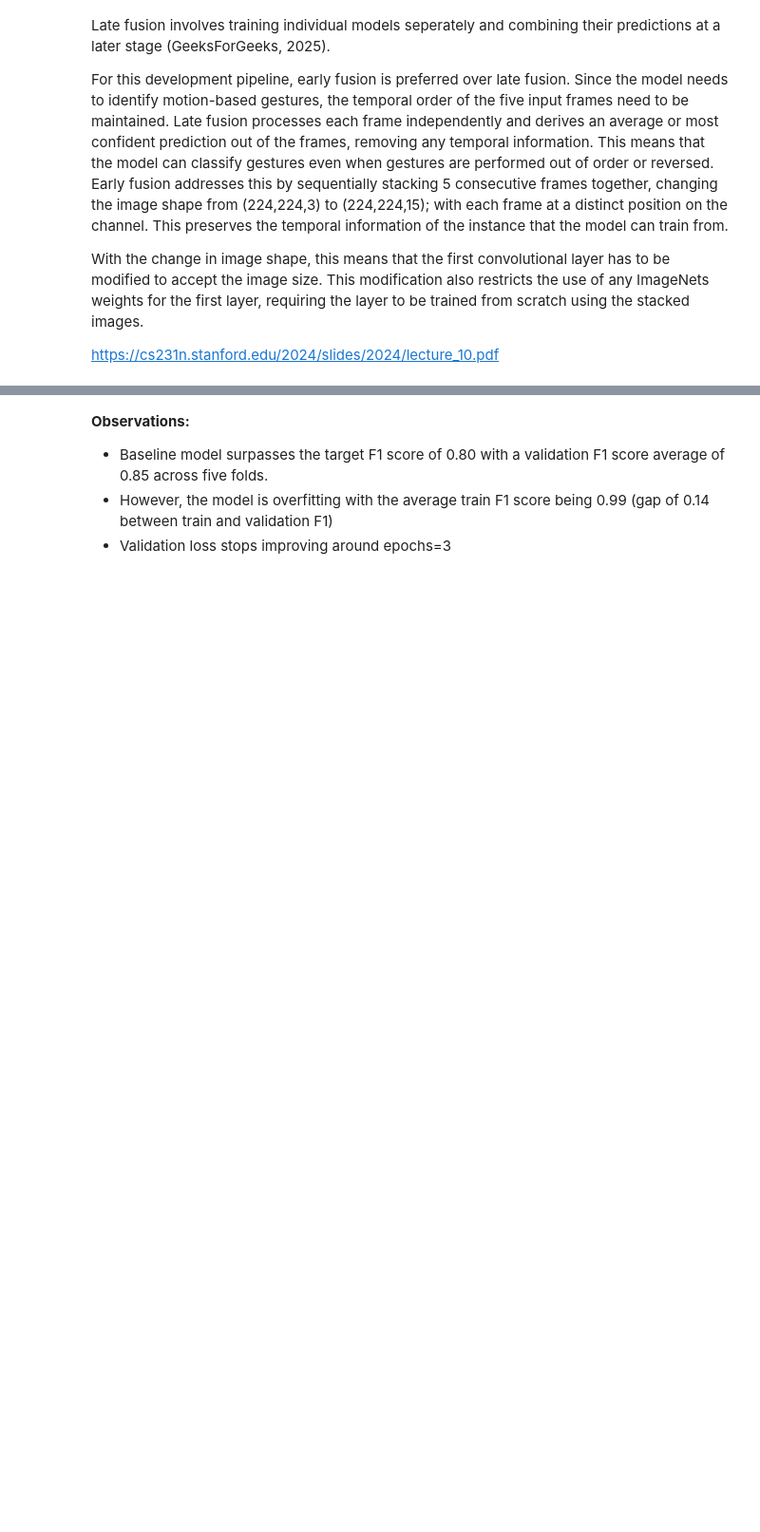
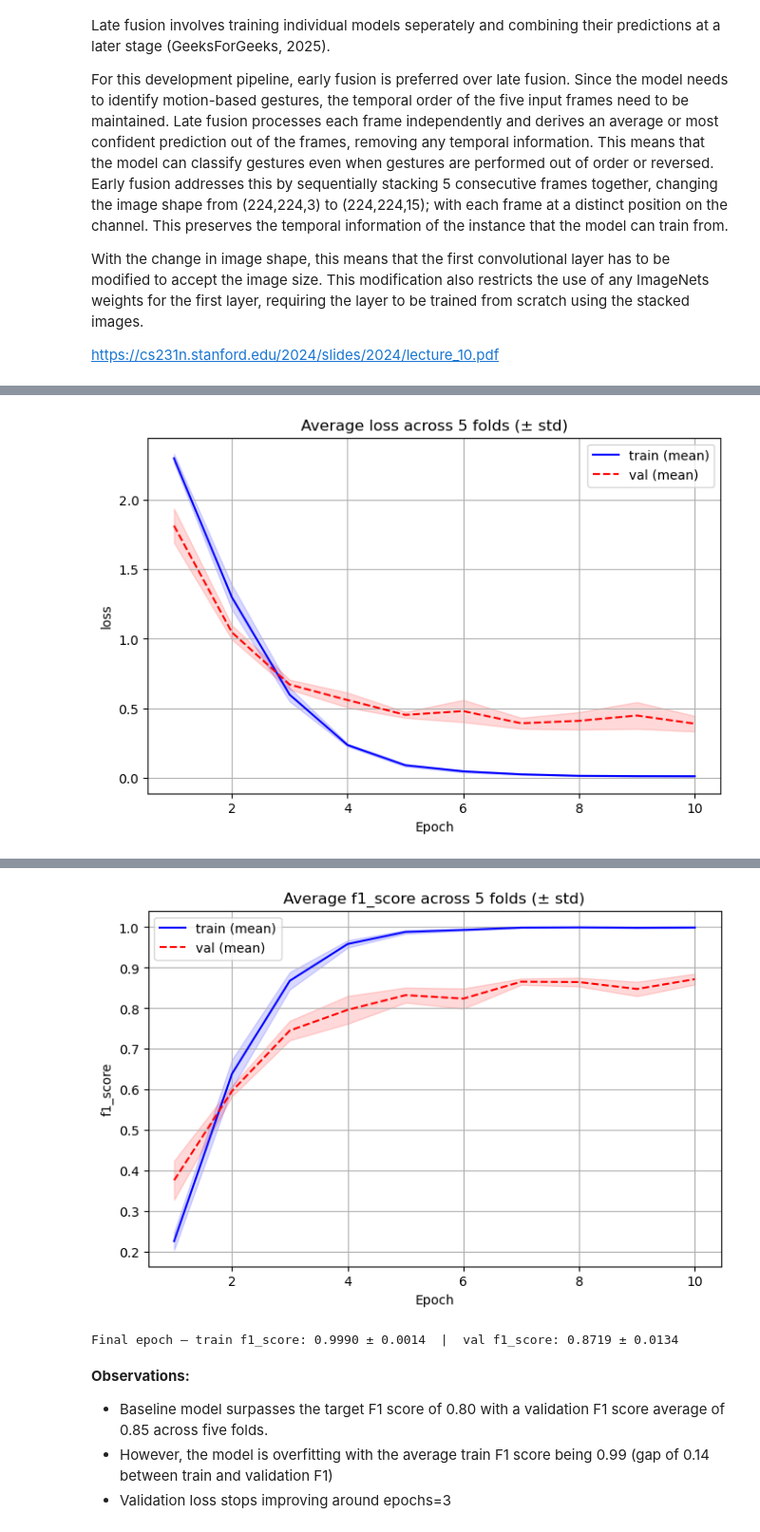
Before and after one commit to RylemarcAguinaldo/COSC2779-DL-A1-s3972876, a Jupyter notebook: cosc2779_a1_s3972876.ipynb, the cells around one changed output, grey strips where cells are left out. Shown at 95% size. Saved outputs shown, nothing was run; the diff lists cells and outputs as text; code cells hidden in the pictures; blank space fills up the shorter version.

```diff
--- a/cosc2779_a1_s3972876.ipynb
+++ b/cosc2779_a1_s3972876.ipynb
@@ -905,0 +899,6 @@ Final epoch — train f1_score: 0.9933 ± 0.0071  |  val f1_score: 0.8296 ± 0.0
+# %%
+# ---- Plot average loss and F1 across all 5 folds ----
+plot_avg_across_folds(m_baseline, metric='loss', epochs=10)
+plot_avg_across_folds(m_baseline, metric='f1_score',   epochs=10)
+# %% [output]
+[figure, added]
@@ -906,3 +906,5 @@ Final epoch — train f1_score: 0.9933 ± 0.0071  |  val f1_score: 0.8296 ± 0.0
+[figure, added]
+Final epoch — train f1_score: 0.9990 ± 0.0014  |  val f1_score: 0.8719 ± 0.0134
 # %% [markdown]
 **Observations:**
 - Baseline model surpasses the target F1 score of 0.80 with a validation F1 score average of 0.85 across five folds.
```
Also changed, not shown: parts of 5 cells of this notebook.
